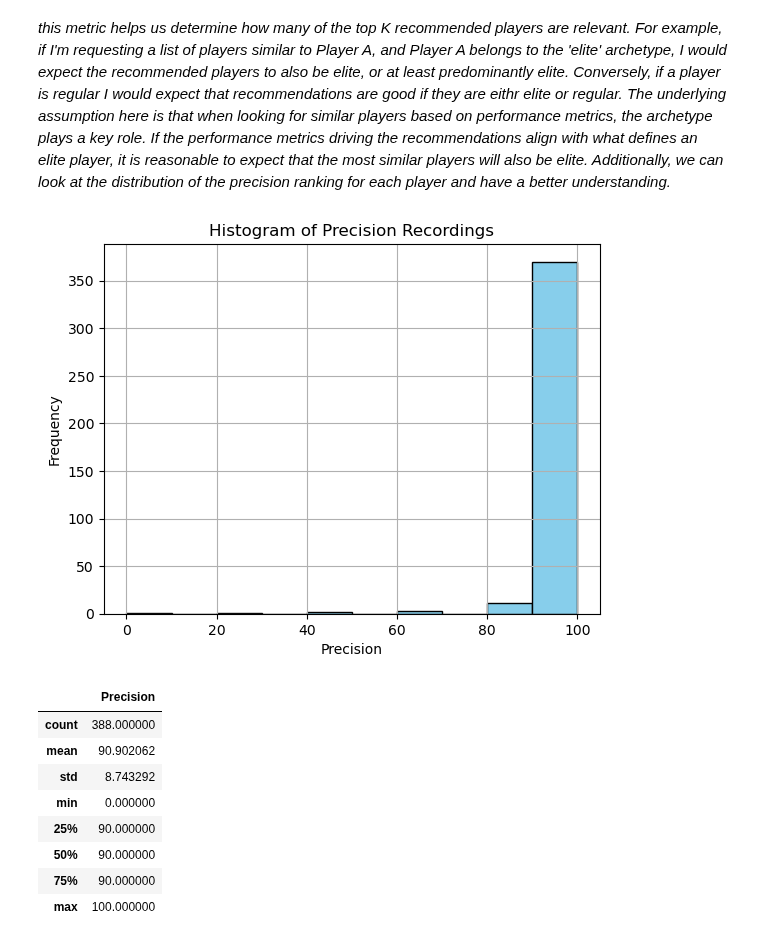
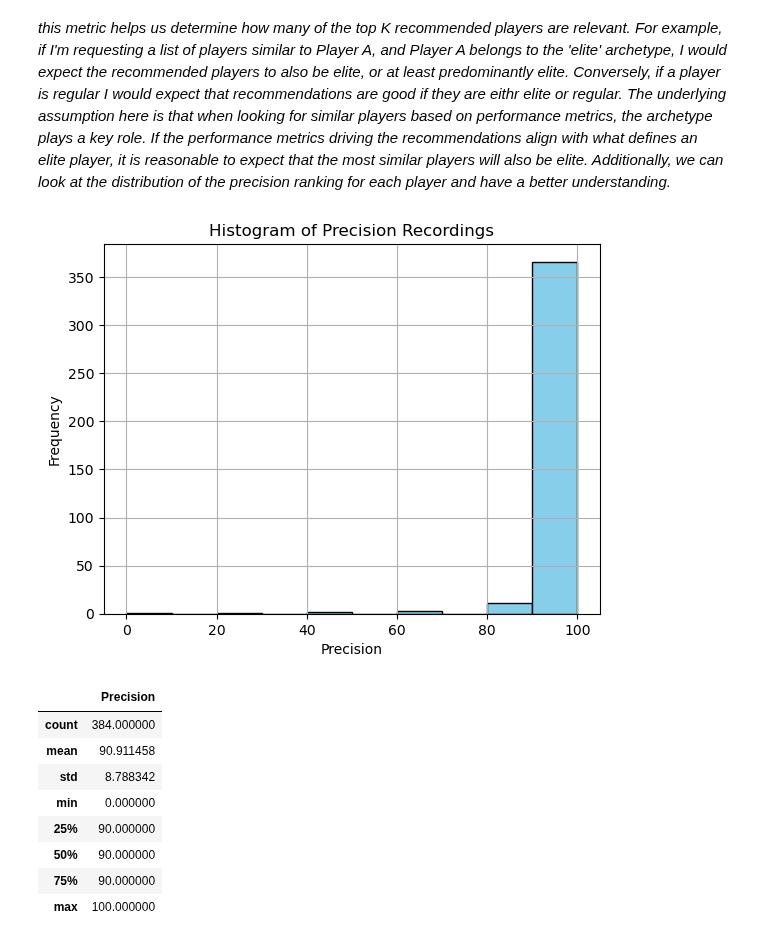
Before and after one commit to mrme77/Fantasy-League-Recommender, a Jupyter notebook: DataAnalysis.ipynb, the cells around one changed output. Drawn from its saved outputs; the diff is of its cells as text; code cells hidden in the pictures.

```diff
--- a/DataAnalysis.ipynb
+++ b/DataAnalysis.ipynb
@@ -502,0 +334,21 @@ Precision@K for player_id 278 is 0.0 %
+# %%
+player_id = 370
+
+# providing the capability to exlcude some users
+unavailable_players = [152,59,379,377]
+if unavailable_players:
+    revised_df = df[~df['player_id'].isin(unavailable_players)]
+else:
+    revised_df = df.copy()
+
+# Generate matrices
+svd_matrix, cosine_sim, player_performance_matrix = svd_approach.svd_augmentated(revised_df)
+
+# Recommend players
+recommended_players = svd_approach.recommend_players(player_id, cosine_sim, player_performance_matrix)
+recommended_player_details = df[df['player_id'].isin(recommended_players)][['player_id', 'player_name', 'archetype']].drop_duplicates().reset_index(drop=True)
+print(f"Top 5 recommended players for Player ID {player_id} are:\n", recommended_player_details)
+
+print('\n')
+precision_at_k = svd_approach.precisionK(player_id, df, cosine_sim, player_performance_matrix, top_n=5)
+print(f"Precision@K for Player ID {player_id}: {precision_at_k}%")
@@ -504,38 +367,46 @@ Precision@K for player_id 278 is 0.0 %
 #### Evaluation
 <i>We can assess the quality of our recommendations using the Precision at K (P@K) metric. In essence, this metric helps us determine how many of the top K recommended players are relevant. For example, if I'm requesting a list of players similar to Player A, and Player A belongs to the 'elite' archetype, I would expect the recommended players to also be elite, or at least predominantly elite. Conversely, if a player is regular I would expect that recommendations are good if they are eithr elite or regular. The underlying assumption here is that when looking for similar players based on performance metrics, the archetype plays a key role. If the performance metrics driving the recommendations align with what defines an elite player, it is reasonable to expect that the most similar players will also be elite. Additionally, we can look at the distribution of the precision ranking for each player and have a better understanding.</i>
 # %%
+svd_matrix, cosine_sim, player_performance_matrix = svd_approach.svd_augmentated(df)
 precisions_recordings = []
-for player_id in df.player_id.unique():
+for player_id in df['player_id'].unique():
     try:
-        precision_at_k = precisionK(
+        # Handle unavailable players
+        if player_id in unavailable_players:
+            continue
+
+        # Calculate precision@K
+        precision_at_k = svd_approach.precisionK(
             player_id=player_id,
             df=df,
             cosine_sim=cosine_sim,
             player_performance_matrix=player_performance_matrix,
             top_n=5
         )
         precisions_recordings.append(precision_at_k)
-    except:
+
+    except Exception as e:
+        print(f"Error processing player_id {player_id}: {e}")
         pass
 
 
 precision_df = pd.DataFrame(precisions_recordings, columns=["Precision"])
 
 precision_df.Precision.hist(bins=10, color='skyblue', edgecolor='black')
 plt.xlabel("Precision")
 plt.ylabel("Frequency")
 plt.title("Histogram of Precision Recordings")
 
 plt.show();
 # %% [output]
-[figure, old version]
+[figure, new version]
 # %%
 precision_df.describe()
 # %% [output]
 |  | Precision |
-| count | 388.000000 |
-| mean | 90.902062 |
-| std | 8.743292 |
+| count | 384.000000 |
+| mean | 90.911458 |
+| std | 8.788342 |
 | min | 0.000000 |
 | 25% | 90.000000 |
 | 50% | 90.000000 |
```
Also changed, not shown: parts of 20 cells of this notebook, 2 other files.
